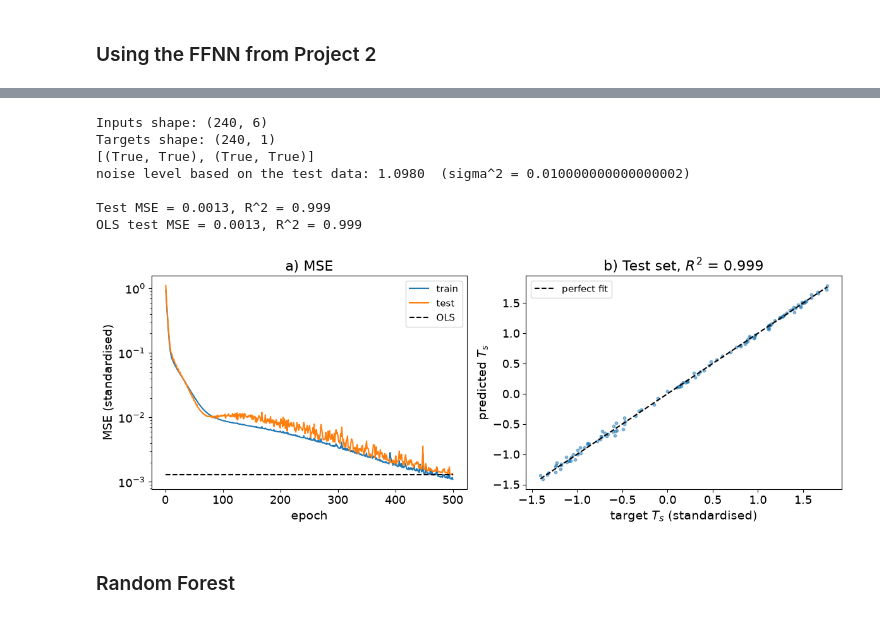
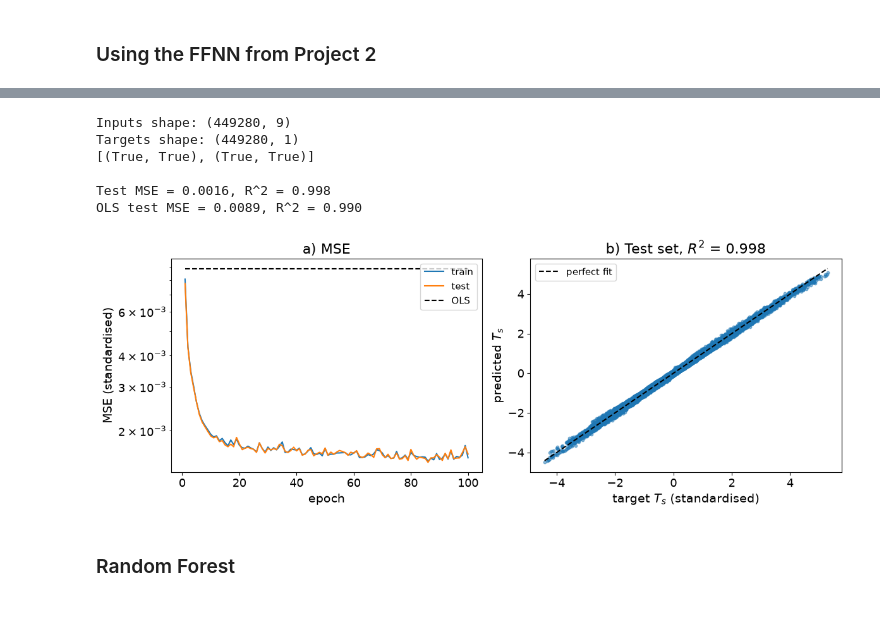
Before and after one commit to andrearosendahl/FYS-STK4155, a Jupyter notebook: 00_main.ipynb, the cells around one changed output, grey strips where cells are left out. Saved outputs shown, nothing was run; the diff lists cells and outputs as text; code cells hidden in the pictures.

```diff
--- a/00_main.ipynb
+++ b/00_main.ipynb
@@ -317,6 +559,6 @@ learning rate used from here on: gamma = 0.01
 penalty used from here on: lambda = 1e-05
 # %%
-best_gamma = 0.01
+best_gamma = 0.002
 best_penalty = 1e-5
 # %% [markdown]
 ### Pytorch NN
@@ -517,7 +790,14 @@ dW (3, 4) True    db (4,) True
 # %%
 # Preparing data for training and testing
 # Load and preprocess data
-x_tr, y_tr, x_te, y_te = load_SEB_data()
+""" INPUT for data """
+period = "historical"
+split = "blocks"
+season = "winter"
+""" END OF INPUTS """
+
+
+x_tr, y_tr, x_te, y_te = load_SEB_data(split=split, period=period, season=season)
 
 # Define network parameters
 input_size = x_tr.shape[1]  # variables used for the equation
@@ -531,7 +811,7 @@ print(f"Targets shape: {y_tr.shape}")
 
 # Initialize model
 #model = SurfaceEnergyNet(input_size, hidden_size, output_size)
-layers0, activation_funcs, activation_ders = setup_NN(x_tr.shape, y_tr.shape, design_hidden=[50], activation_funcs=sigmoid, activation_ders=sigmoid_der, activation_output=identity, activation_output_der=identity_der)
+layers0, activation_funcs, activation_ders = setup_NN(x_tr.shape, y_tr.shape, design_hidden=[50], activation_funcs=tanh, activation_ders=tanh_der, activation_output=identity, activation_output_der=identity_der)
 
 
 #Testing with JAX:
@@ -542,13 +822,13 @@ g_jax = jax.grad(cost_batch, argnums=0)(layers0, x_tr, activation_funcs, y_tr)
 print([ (np.allclose(dW, dW_j), np.allclose(db, db_j))
         for (dW, db), (dW_j, db_j) in zip(g_hand, g_jax) ])
 
-# Getting the noise floor on the test points
-sigma = 0.1
-noise_floor = np.mean((y_te - runge(x_te)) ** 2)
-print(f"noise level based on the test data: {noise_floor:.4f}  (sigma^2 = {sigma**2})")
+# # Getting the noise floor on the test points
+# sigma = 0.1
+# noise_floor = np.mean((y_te - runge(x_te)) ** 2)
+# print(f"noise level based on the test data: {noise_floor:.4f}  (sigma^2 = {sigma**2})")
 
-layers, hist  = train_penalised(layers0, x_tr, y_tr, x_te, y_te, step="adam", act=activation_funcs, act_der=activation_ders, gamma=0.001, epochs=500,lam=best_penalty, norm="l2") #currently using full-batch, not SGD
-
+# layers, hist  = train_penalised(layers0, x_tr, y_tr, x_te, y_te, step="adam", act=activation_funcs, act_der=activation_ders, gamma=0.001, epochs=500,lam=best_penalty, norm="l2") #currently using full-batch, not SGD
+layers, hist = train_penalised(layers0, x_tr, y_tr, x_te, y_te, step="adam", act=activation_funcs,act_der=activation_ders, gamma=best_gamma, epochs=100,lam=best_penalty, norm="l2", batch_size=batch)
 prediction = feed_forward_batch(x_te, layers, activation_funcs)
 
 pred_sort = np.asarray(prediction).ravel()
@@ -571,39 +851,38 @@ r2_ols = 1 - np.sum((y_te - pred_ols) ** 2) / np.sum((y_te - y_te.mean()) ** 2)
 print(f"OLS test MSE = {mse_ols:.4f}, R^2 = {r2_ols:.3f}")
 
 
 
 # Plot: a) loss curves, b) predicted vs. target on the test set
 fig, (ax1, ax2) = plt.subplots(1, 2, figsize=(12, 4.5))
 
 ax1.semilogy(hist[:,0],hist[:,1], label="train")
 ax1.semilogy(hist[:,0],hist[:,2], label="test")
 ax1.hlines(mse_ols, hist[0,0], hist[-1,0], colors="k", linestyles="--", label="OLS")
 ax1.set_xlabel("epoch", fontsize=label_fontsize)
 ax1.set_ylabel("MSE (standardised)", fontsize=label_fontsize)
 ax1.set_title("a) MSE", fontsize=title_fontsize)
 ax1.tick_params(axis="both", which="both", labelsize=tick_fontsize)
 ax1.legend(fontsize=legend_fontsize)
 
 ax2.scatter(true, pred_sort, s=10, alpha=0.5)
 lims = [true.min(), true.max()]
 ax2.plot(lims, lims, "k--", label="perfect fit")
 ax2.set_xlabel("target $T_s$ (standardised)", fontsize=label_fontsize)
 ax2.set_ylabel("predicted $T_s$", fontsize=label_fontsize)
 ax2.set_title(f"b) Test set, $R^2$ = {r2:.3f}", fontsize=title_fontsize)
 ax2.tick_params(axis="both", which="both", labelsize=tick_fontsize)
 ax2.legend(fontsize=legend_fontsize)
 
 plt.tight_layout()
 plt.show()
 # %% [output]
-Inputs shape: (240, 6)
-Targets shape: (240, 1)
+Inputs shape: (449280, 9)
+Targets shape: (449280, 1)
 [(True, True), (True, True)]
-noise level based on the test data: 1.0980  (sigma^2 = 0.010000000000000002)
 
-Test MSE = 0.0013, R^2 = 0.999
-OLS test MSE = 0.0013, R^2 = 0.999
+Test MSE = 0.0016, R^2 = 0.998
+OLS test MSE = 0.0089, R^2 = 0.990
-[figure, old version]
+[figure, new version]
 # %% [markdown]
 ### Random Forest
 # %%
```
Also changed, not shown: parts of 23 cells of this notebook, 8 other files.
